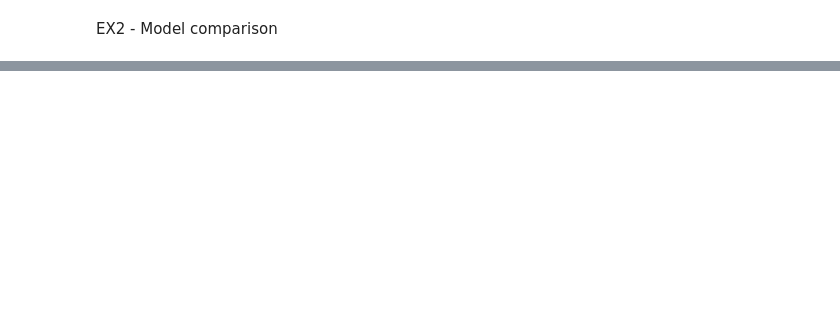
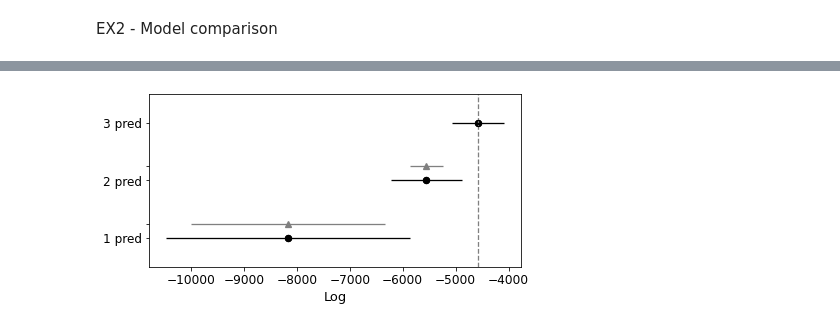
Before and after one commit to TopRamen1/DataAnalysys-LAB, a Jupyter notebook: Lab 7 - Model comparison/lab7.ipynb, the cells around one changed output, grey strips where cells are left out. Cells and saved outputs as stored; diff of their text form; code cells hidden in the pictures; blank space fills up the shorter version.

```diff
--- a/Lab 7 - Model comparison/lab7.ipynb
+++ b/Lab 7 - Model comparison/lab7.ipynb
@@ -114,0 +182,4 @@ TypeError: log likelihood not found in inference data object
+# %%
+az.plot_compare(out_waic)
+out_waic
+# %% [output]
@@ -114,0 +190 @@ TypeError: log likelihood not found in inference data object
+[figure, added]
```
Also changed, not shown: parts of 15 cells of this notebook, 2 other files.
